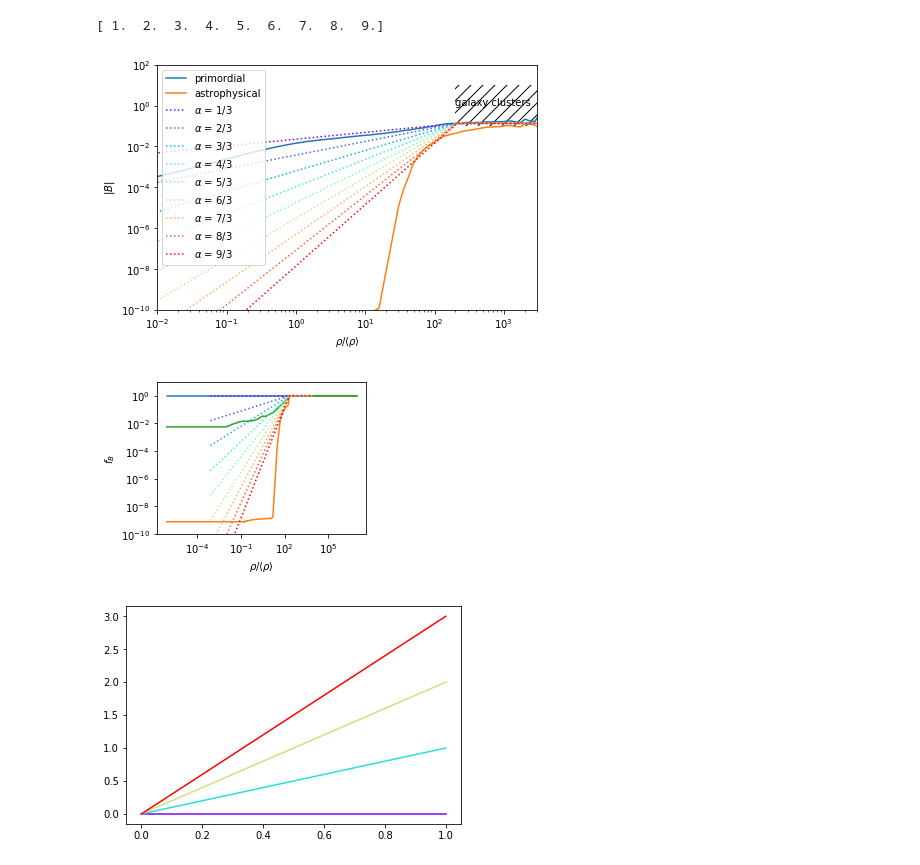
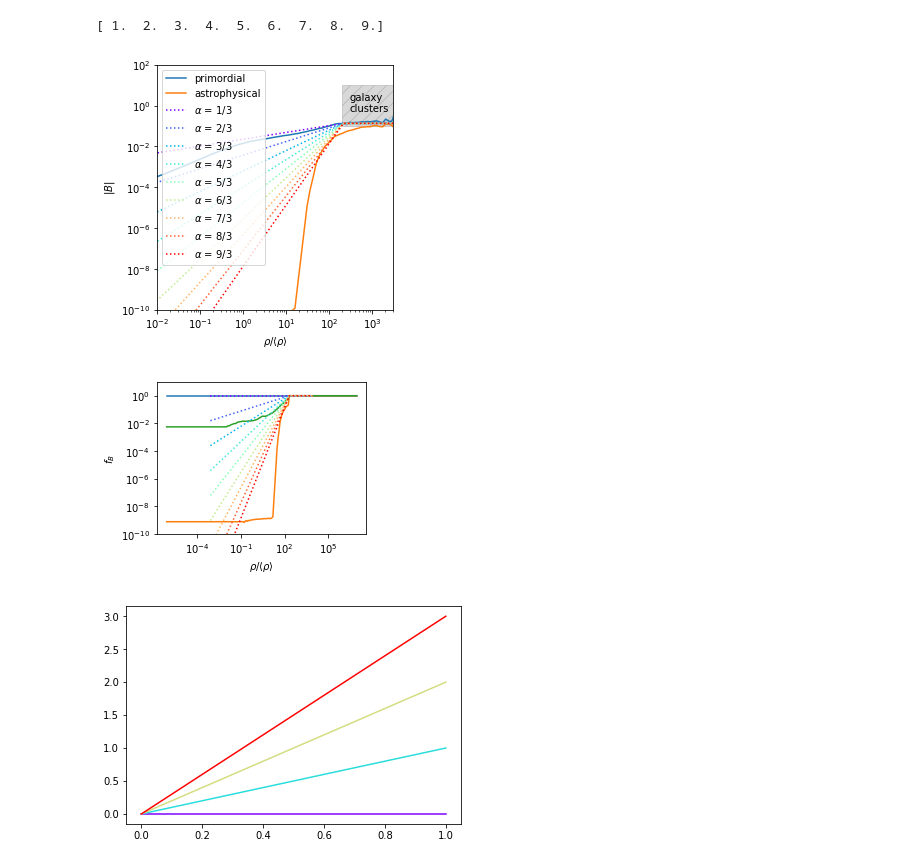
Before and after one commit to FRBs/PreFRBLE, a Jupyter notebook: notebooks/PreFRBLE_IGM_models.ipynb, the cells around one changed output. Drawn from its saved outputs; the diff is of its cells as text; code cells hidden in the pictures.

```diff
--- a/notebooks/PreFRBLE_IGM_models.ipynb
+++ b/notebooks/PreFRBLE_IGM_models.ipynb
@@ -7,7 +7,7 @@ from bisect import bisect
 # %%
 #fig, axs = plt.subplots(1,2,figsize=(8,3))
 
-fig, ax1 = plt.subplots(1,1,figsize=(6,4))
+fig, ax1 = plt.subplots(1,1,figsize=(4,4))
 plt.tight_layout()
 
 fig, ax2 = plt.subplots(1,1,figsize=(4,3))
@@ -68,36 +68,36 @@ for alpha, color in zip(alphas,colors):
         B = B_
     ## B renormalization factor
     renorm = B_/B
     axs[0].loglog(rho, B_, linestyle=':', color=color, label=r"$\alpha$ = %.0f/3" % (alpha*3) )
     axs[1].loglog(rho, B_/B, linestyle=':', color=color )# , label=r"$\alpha$ = %.1f" % alpha)
     if True:
         with open( filename_relation % int(alpha*3), 'w' ) as f:
             f.write( "%s\t\t%s\n" % ( "density", "Renorm" ) )
             for d, r in zip( rho, renorm ):
                 f.write( "%e\t%e\n" % ( d, r ) )
             f.write( "%e\t%e\n" % ( rho[-1], 1 ) )
 
 
-axs[0].fill([2e2,2e2,1e4,1e4],[1e-1,10,10,1e-1], hatch='//', facecolor='none', linewidth=0.0, alpha=0.0)
-axs[0].text(2e2, 1, 'galaxy clusters')
+axs[0].fill([2e2,2e2,1e4,1e4],[1e-1,10,10,1e-1], hatch='//', facecolor='none', alpha=0.3, color='gray')
+axs[0].text(3e2, 0.5, 'galaxy\nclusters')
 
 axs[0].legend()
 #axs[1].legend()
 axs[0].set_xlim(1e-2,3e3)
 axs[0].set_ylim(1e-10,100)
 axs[1].set_ylim(1e-10,10)
 axs[0].set_xlabel(r"$\rho/\langle\rho\rangle$")
 axs[1].set_xlabel(r"$\rho/\langle\rho\rangle$")
 axs[0].set_ylabel(r"$|B|$")
 axs[1].set_ylabel(r"$f_B$")
 
 plt.fill()
 plt.tight_layout()
 
 plt.show()
 # %% [output]
 [ 1.  2.  3.  4.  5.  6.  7.  8.  9.]
-[figure, old version]
+[figure, new version]
 [figure]
 # %%
 N=4
```
Also changed, not shown: 5 other files.
